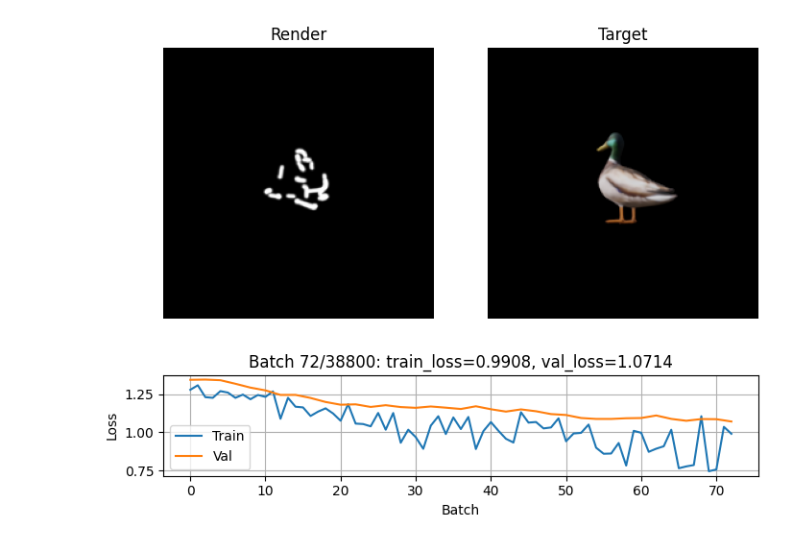
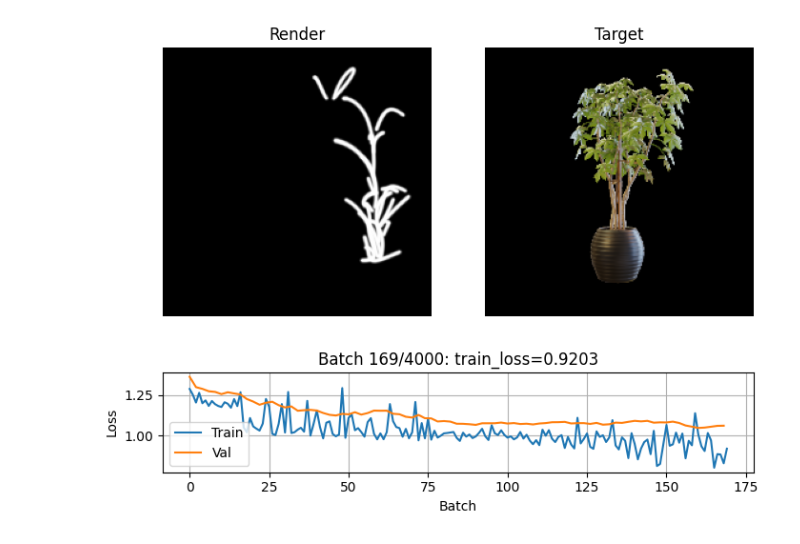
Before and after one commit to tarhanefe/clipasso3d, a Jupyter notebook: notebooks/3DDuckTrial.ipynb, the cells around one changed output. Saved outputs shown, nothing was run; the diff lists cells and outputs as text; code cells hidden in the pictures.

```diff
--- a/notebooks/3DDuckTrial.ipynb
+++ b/notebooks/3DDuckTrial.ipynb
@@ -115,7 +130,8 @@ from source.cliploss import Loss
 from source.beziercurve import CurveSet
 from source.diffrasterizer import rasterize_spheres
 from source.imagesampler import ImageSampler
-from source.initalizer import random_short_lines
+from source.initalizer import random_short_lines, initialize_saliency_curves
+from source.saliency import DinoSaliency
 from source.trainer import Trainer
 from types import SimpleNamespace
 torch.random.manual_seed(0)
@@ -124,11 +140,11 @@ torch.random.manual_seed(0)
 # Important Hyperparameters
 # ————————————————————————————————
 batch_size            = 1
-epochs                = 400
+epochs                = 40
 inner_steps           = 30
-thickness             = 0.03
+thickness             = 0.01
 learning_rate         = 0.001
-data_name             = 'duck'
+data_name             = 'ficus'
 clip_conv_layer_weights= [0, 0, 1.0, 1.0, 0.0]
 clip_fc_loss_weight   = 0.1
 clip_weight           = 1.0
@@ -150,21 +166,21 @@ save_dir.mkdir(exist_ok=True)
 base = Path('..') / 'data' / data_name
 train_sampler = ImageSampler(
     transforms_json = str(base / 'transforms_train.json'),
-    image_dir      = str(base / 'rgb' ),
+    image_dir      = str(base),
     width          = width,
     height         = height,
     device         = device,
 )
 val_sampler = ImageSampler(
     transforms_json = str(base / 'transforms_val.json'),
-    image_dir      = str(base / 'rgb'),
+    image_dir      = str(base ),
     width          = width,
     height         = height,
     device         = device,
 )
 test_sampler = ImageSampler(
     transforms_json = str(base / 'transforms_test.json'),
-    image_dir      = str(base / 'rgb'),
+    image_dir      = str(base ),
     width          = width,
     height         = height,
     device         = device,
@@ -195,42 +211,56 @@ rasterizer  = torch.compile(rasterize_spheres)
 
 # initialize curves around the computed scene center
 center_t  = torch.tensor(train_sampler.scene_center, device=device, dtype=torch.float32)
-init_pts  = random_short_lines(center_t, n_curves, radius, length, device)
+sal_model = DinoSaliency(device=device, preprocess_shape=(224, 224))
+ctrl_pts = initialize_saliency_curves(
+    transforms_json='../data/ficus/transforms_train.json',
+    image_dir='../data/ficus/',
+    width=224, height=224,
+    saliency_model=sal_model,
+    num_points=100,
+    min_distance=3.0,
+    high_threshold=0.6,
+    radius=1,
+    length=0.01,
+    n_curves=20,
+    device=device
+)
+#init_pts  = random_short_lines(center_t, n_curves, radius, length, device)
 curve_set = CurveSet(
-    init_pts,
+    ctrl_pts,
     thickness   = thickness,
     overlap     = overlap,
     arc_samples = 300,
     device      = device
 ).to(device)
 
 optimizer = optim.Adam(curve_set.parameters(), lr=learning_rate)
 
 # ————————————————————————————————
 # 3) Create Trainer and run
 # ————————————————————————————————
 trainer = Trainer(
     train_sampler = train_sampler,
     val_sampler   = val_sampler,
     test_sampler  = test_sampler,
     curve_set     = curve_set,
     rasterizer    = rasterizer,
     criterion     = criterion,
     optimizer     = optimizer,
     batch_size    = batch_size,
     inner_steps   = inner_steps,
     epochs        = epochs,
     width         = width,
     height        = height,
     save_dir      = str(save_dir),
     eval_interval = 2,       # run val‐loss every 100 batches
     device        = device,
     display_plots = True,      # toggle real‐time images
 )
 
 means, thicknesses = trainer.train()
 # %% [output]
-[figure, old version]
+[figure, new version]
 # %%
 import numpy as np
 import matplotlib.pyplot as plt
```
Also changed, not shown: parts of 3 cells of this notebook, 4 other files.
